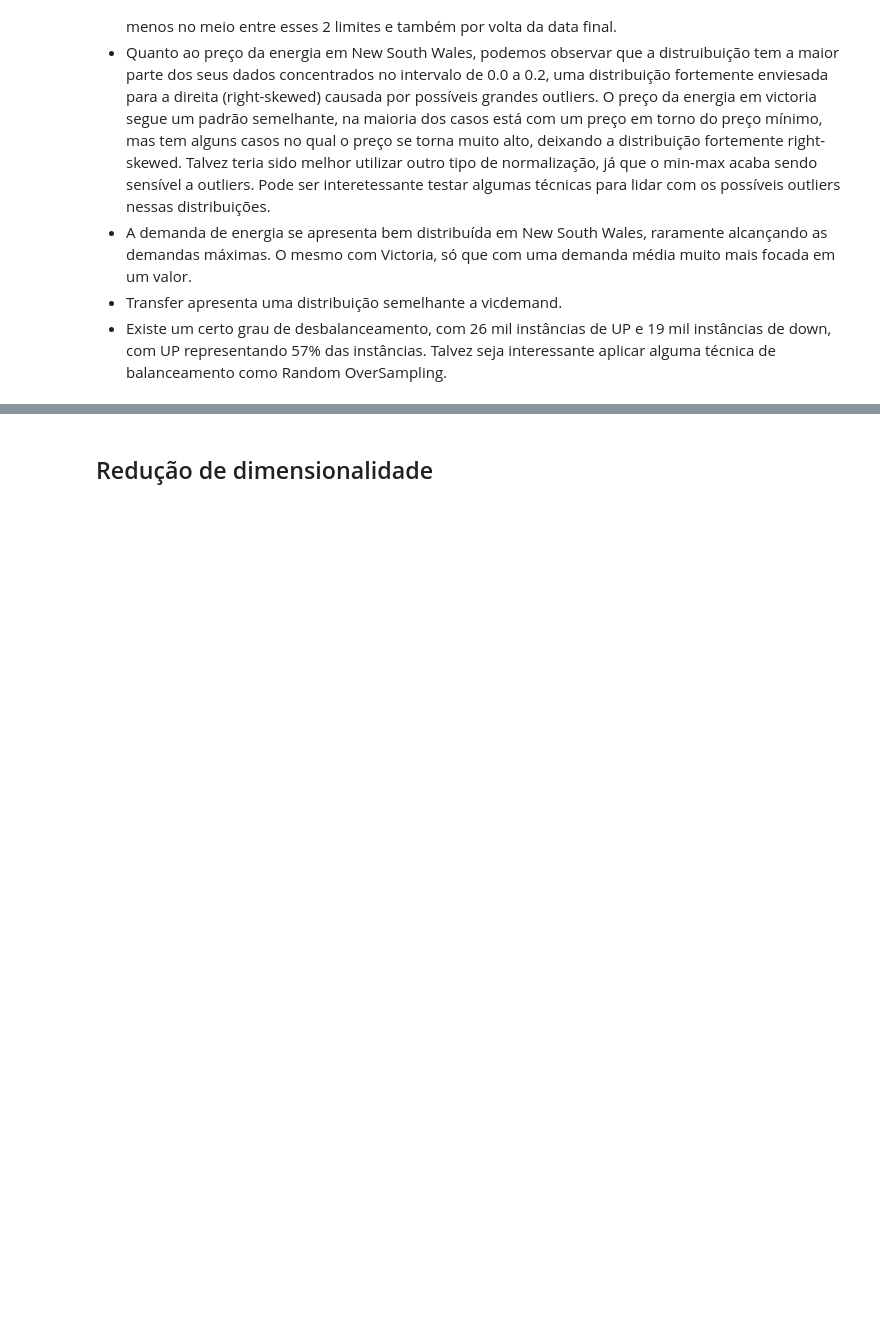
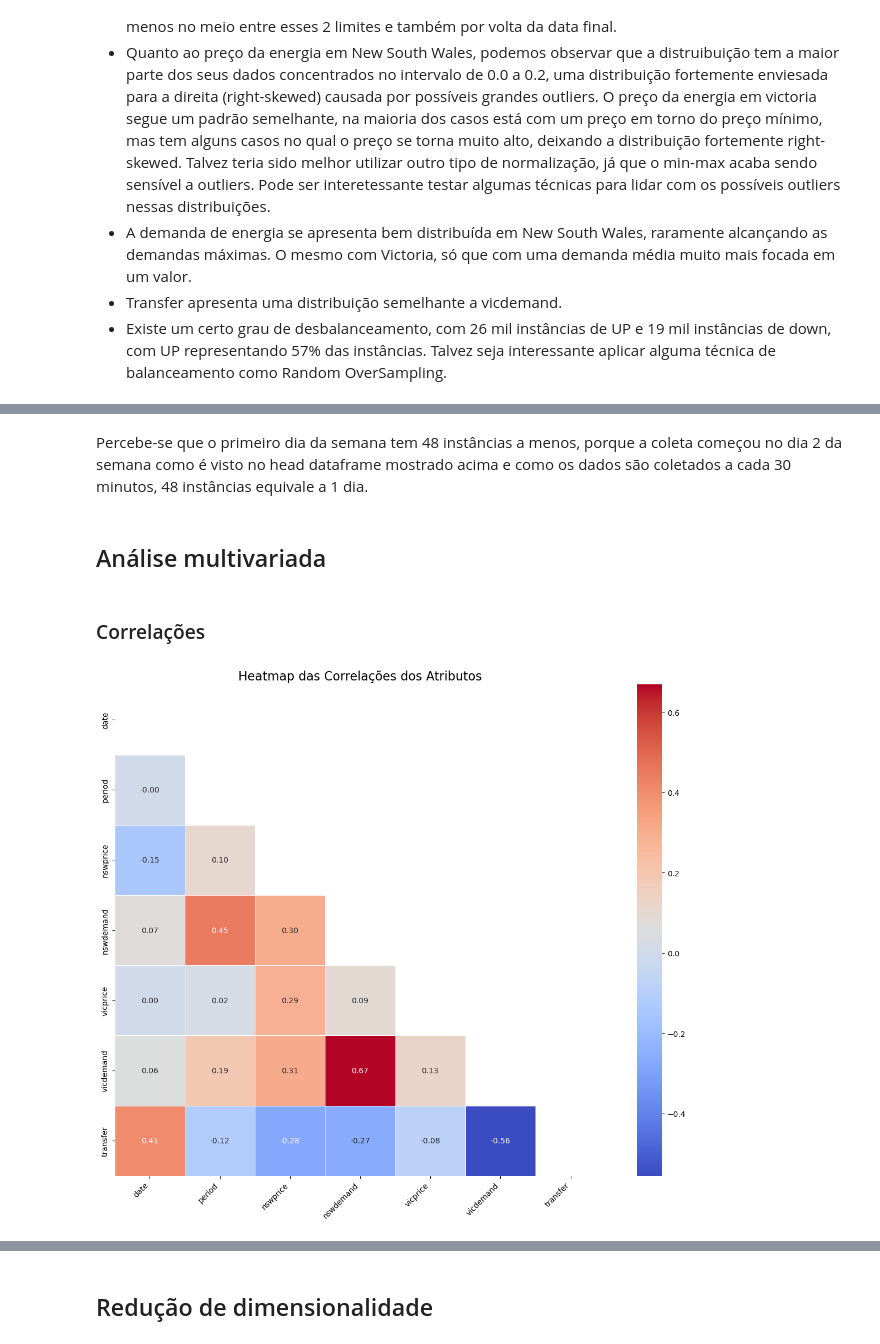
Before and after one commit to FrederickAlmeida/electricity-classification, a Jupyter notebook: eda.ipynb, the cells around one changed output, grey strips where cells are left out. Saved outputs shown, nothing was run; the diff lists cells and outputs as text; code cells hidden in the pictures; blank space fills up the shorter version.

```diff
--- a/eda_fred.ipynb
+++ b/eda.ipynb
@@ -145,0 +156,39 @@ A normalização dos dados desde o começo torna difícil interpretar suas distr
+# %% [markdown]
+Percebe-se que o primeiro dia da semana tem 48 instâncias a menos, porque a coleta começou no dia 2 da semana como é visto no head dataframe mostrado acima e como os dados são coletados a cada 30 minutos, 48 instâncias equivale a 1 dia.
+# %% [markdown]
+## Análise multivariada
+# %% [markdown]
+### Correlações
+# %%
+threshold = 0.0
+
+corr_matrix = numeric_cols.corr()
+
+masked_corr = corr_matrix.copy()
+np.fill_diagonal(masked_corr.values, np.nan)
+
+significant_columns = masked_corr.columns[
+    (masked_corr.abs() > threshold).any(axis=0)
+]
+
+filtered_corr_matrix = corr_matrix.loc[significant_columns, significant_columns]
+
+plt.figure(figsize=(12, 10))
+mask = np.triu(np.ones_like(filtered_corr_matrix, dtype=bool))
+sns.heatmap(
+    filtered_corr_matrix,
+    mask=mask,
+    annot=True,
+    fmt=".2f",
+    cmap='coolwarm',
+    linewidths=0.5,
+    square=True,
+    annot_kws={'size':10}
+)
+
+plt.title("Heatmap das Correlações dos Atributos", fontsize=16)
+plt.xticks(rotation=45, ha='right')  # Rotate x-axis labels for better readability
+plt.tight_layout()  # Adjust layout to prevent overlap
+plt.show()
+# %% [output]
+[figure, added]
```
Also changed, not shown: parts of 11 cells of this notebook, 1 other file.
